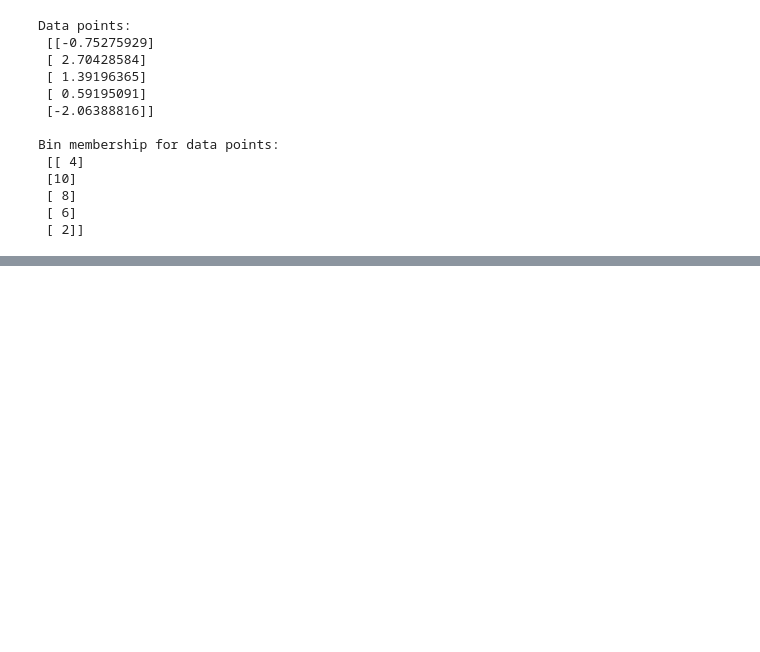
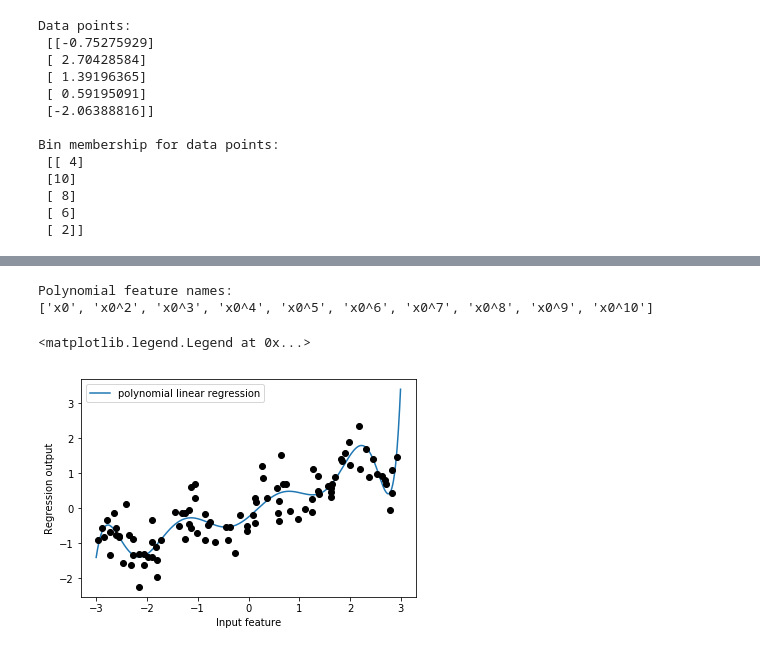
Before and after one commit to AnnYN/classify, a Jupyter notebook: chapter4.ipynb, the cells around one changed output, grey strips where cells are left out. Drawn from its saved outputs; the diff is of its cells as text; code cells hidden in the pictures; blank space fills up the shorter version.

```diff
--- a/chapter4.ipynb
+++ b/chapter4.ipynb
@@ -103,0 +159,8 @@ plt.xlabel("Input feature")
+# %%
+from sklearn.preprocessing import PolynomialFeatures
+
+# include polynomials up to x ** 10:
+# the default "include_bias=True" adds a feature that's constantly 1
+poly = PolynomialFeatures(degree=10, include_bias=False)
+poly.fit(X)
+X_poly = poly.transform(X)
@@ -103,0 +192,17 @@ plt.xlabel("Input feature")
+# %%
+print("Polynomial feature names:\n{}".format(poly.get_feature_names()))
+# %% [output]
+Polynomial feature names:
+['x0', 'x0^2', 'x0^3', 'x0^4', 'x0^5', 'x0^6', 'x0^7', 'x0^8', 'x0^9', 'x0^10']
+# %%
+reg = LinearRegression().fit(X_poly, y)
+
+line_poly = poly.transform(line)
+plt.plot(line, reg.predict(line_poly), label='polynomial linear regression')
+plt.plot(X[:, 0], y, 'o', c='k')
+plt.ylabel("Regression output")
+plt.xlabel("Input feature")
+plt.legend(loc="best")
+# %% [output]
+<matplotlib.legend.Legend at 0x...>
+[figure, added]
```
Also changed, not shown: parts of 20 cells of this notebook.
